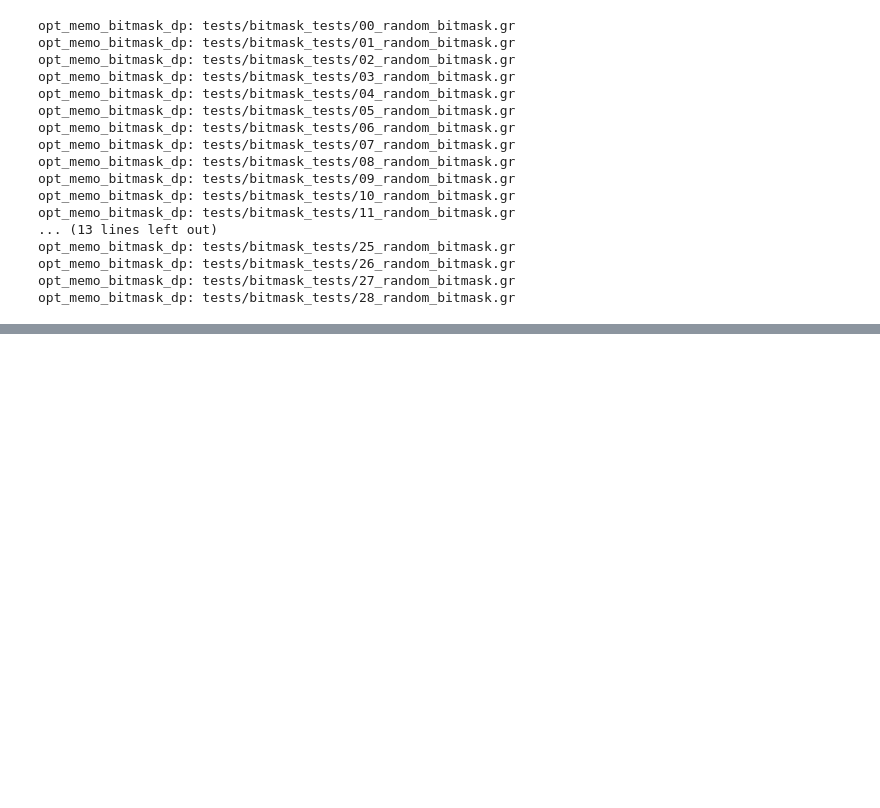
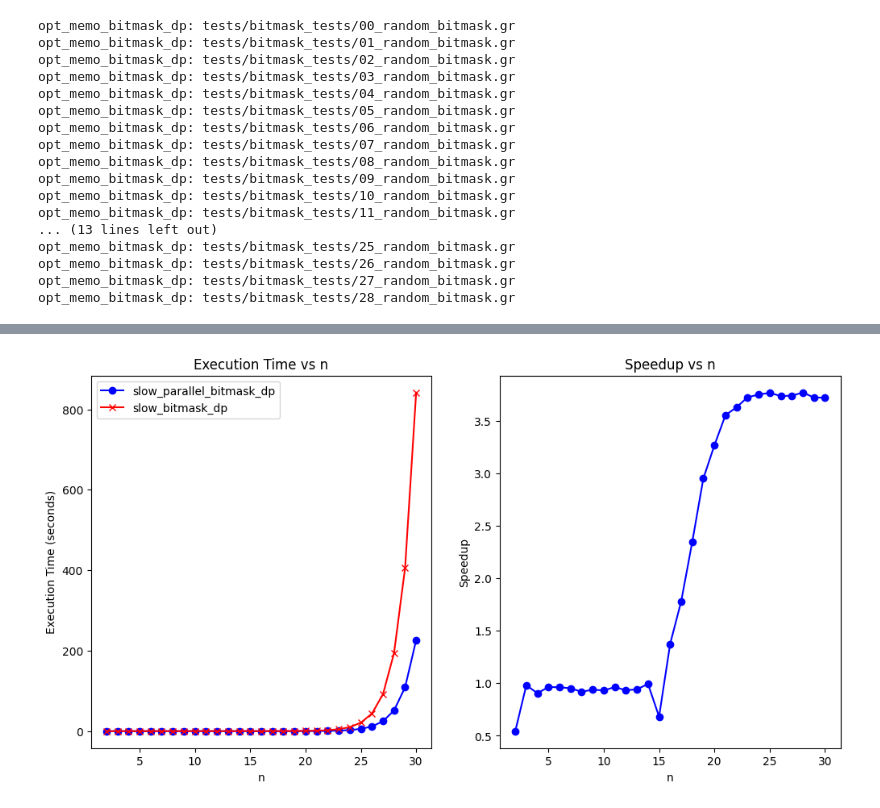
Before and after one commit to popabogdannnn/disertatie, a Jupyter notebook: experiments.ipynb, the cells around one changed output, grey strips where cells are left out. Saved outputs shown, nothing was run; the diff lists cells and outputs as text; code cells hidden in the pictures; blank space fills up the shorter version.

```diff
--- a/experiments.ipynb
+++ b/experiments.ipynb
@@ -166,0 +207,3 @@ plot(data[0], "parallel_bitmask_dp", "bitmask_dp")
+# %%
+test_cases = generate_tests(params_bitmask, "tests/bitmask_tests/{}_random_bitmask.gr")
+data = benchmark(["slow_parallel_bitmask_dp", "slow_bitmask_dp"], test_cases)
@@ -166,0 +251,4 @@ plot(data[0], "parallel_bitmask_dp", "bitmask_dp")
+# %%
+plot(data[0], "slow_parallel_bitmask_dp", "slow_bitmask_dp")
+# %% [output]
+[figure, added]
```
Also changed, not shown: parts of 7 cells of this notebook, 6 other files.
